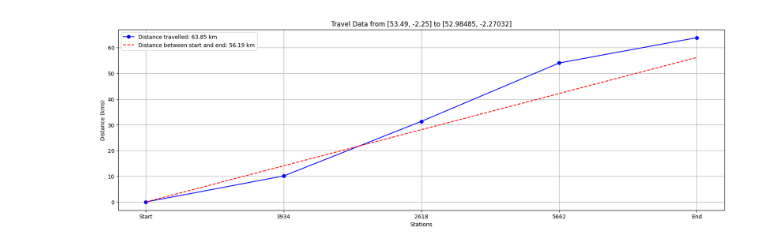
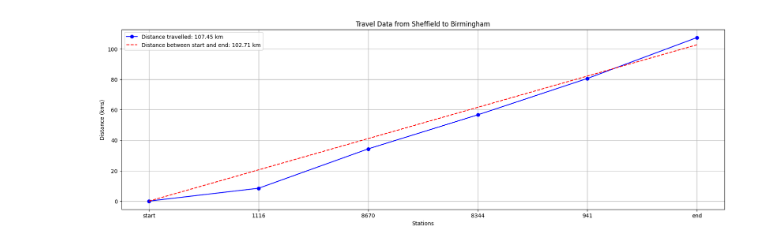
Before and after one commit to nathanshankar/iot-based-station-planner, a Jupyter notebook: path_evaluations/path_evaluator.ipynb, the cells around one changed output. Saved outputs shown, nothing was run; the diff lists cells and outputs as text; code cells hidden in the pictures.

```diff
--- a/path_evaluations/path_evaluator.ipynb
+++ b/path_evaluations/path_evaluator.ipynb
@@ -527,3 +733,3 @@ stations3 = [
 # %%
-data = data1
-stations = stations1
+data = data4
+stations = stations4
@@ -767,30 +786,30 @@ def haversine(lat1, lon1, lat2, lon2):
 # %%
 df = pd.DataFrame(data)
 df['Point'] = df['Point'].astype(str)
 
 # Calculate Cumulative Distance
 df['Cumulative Distance'] = df['Distance'].cumsum()
 d = df['Cumulative Distance'].iloc[-1]
 # Calculate Haversine Distance from Start to End
 start = (df['Latitude'].iloc[0], df['Longitude'].iloc[0])
 end = (df['Latitude'].iloc[-1], df['Longitude'].iloc[-1])
 haversine_distance = haversine(start[0], start[1], end[0], end[1])
 
 # Plotting
 plt.figure(figsize=(20, 6))
 
 # Plot Cumulative Distance
 plt.plot(df['Point'], df['Cumulative Distance'], marker='o', label=f'Distance travelled: {d:.2f} km', color='blue')
 
 # Plot Haversine Distance
 # Add a point for the start and end
 plt.plot([df['Point'].iloc[0], df['Point'].iloc[-1]], [0, haversine_distance], color='red', linestyle='--', label=f'Distance between start and end: {haversine_distance:.2f} km')
 
 plt.xlabel('Stations')
 plt.ylabel('Distance (kms)')
-plt.title(f'Travel Data from {[start[0], start[1]]} to {[end[0], end[1]]}')
+plt.title(f'Travel Data from Sheffield to Birmingham')
 plt.legend()
 plt.grid(True)
 plt.show()
 # %% [output]
-[figure, old version]
+[figure, new version]
```
Also changed, not shown: parts of 8 cells of this notebook, 1 other file.
